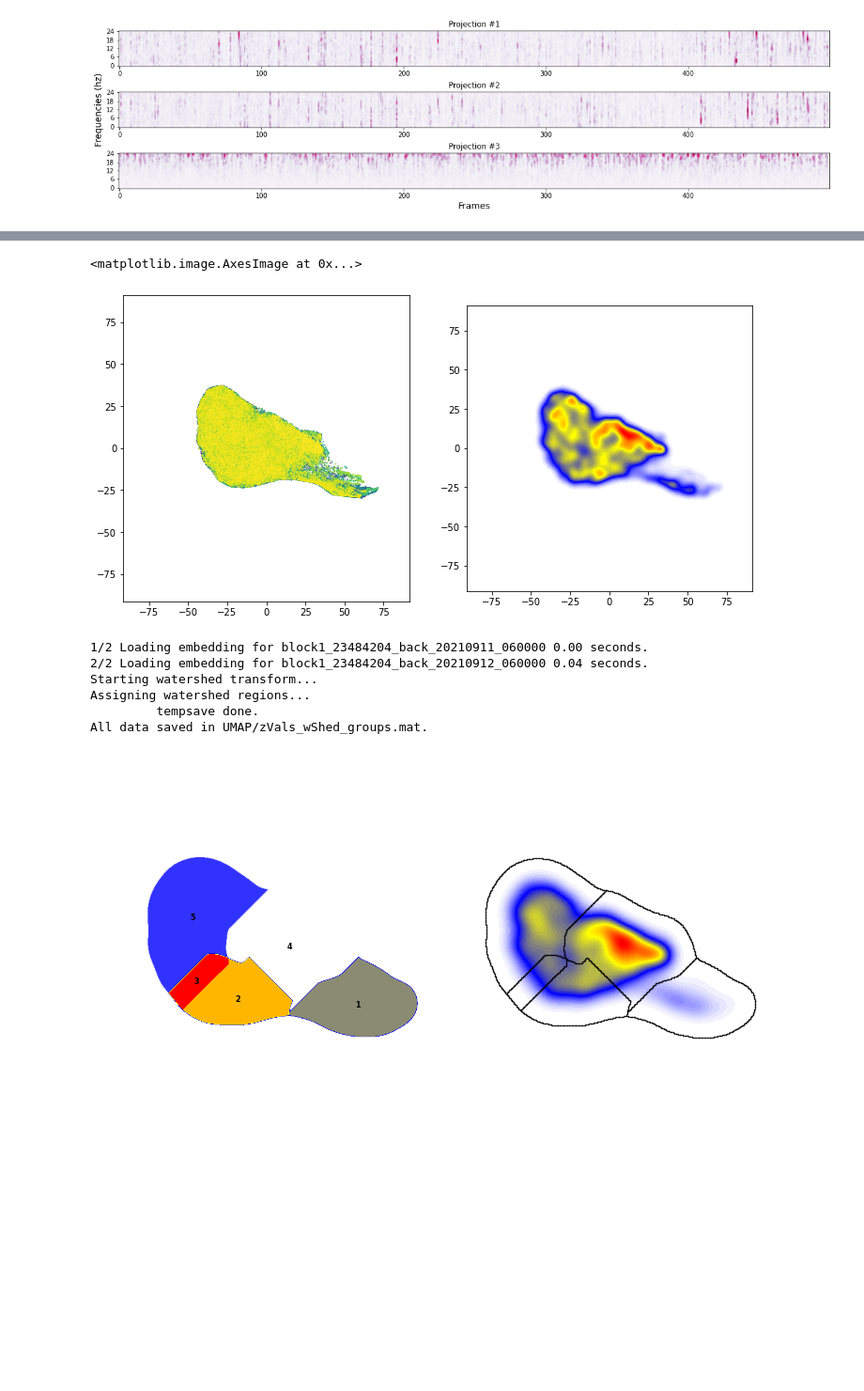
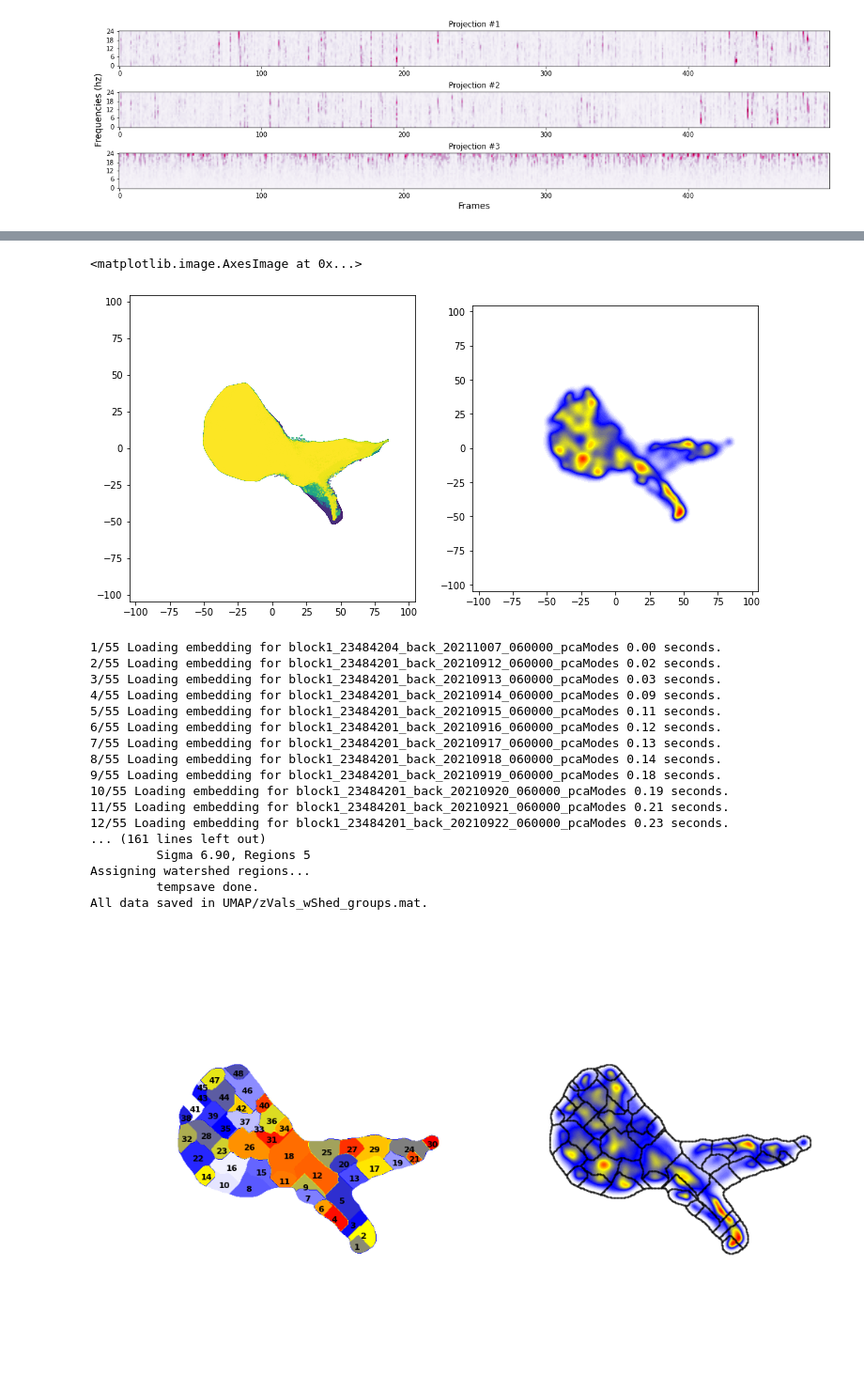
Before and after one commit to UlrikeScherer/Fish-Tracking-Visualization, a Jupyter notebook: BehaviourMapper.ipynb, the cells around one changed output, grey strips where cells are left out. Shown at 94% size. Cells and saved outputs as stored; diff of their text form; code cells hidden in the pictures; blank space fills up the shorter version.

```diff
--- a/BehaviourMapper.ipynb
+++ b/BehaviourMapper.ipynb
@@ -16,9 +16,14 @@ parameters.minF = 0.01
 parameters.omega0 = 5
 parameters.projectPath = projectPath
 parameters.training_points_of_day = 200
-parameters.numProcessors = 8
-parameters.methode = "UMAP"
-parameters.endident = f'{BLOCK}_*.npy'
-parameters.useGPU=-1
+parameters.numProcessors = 16
+parameters.method="UMAP"#"TSNE"
+parameters.useGPU=0
+parameters.training_numPoints = 3000    #% Number of points in mini-trainings.
+parameters.trainingSetSize = 5000  #% Total number of training set points to find.
+                                 #% Increase or decrease based on
+                                 #% available RAM. For reference, 36k is a
+                                 #% good number with 64GB RAM.
+
 %load_ext autoreload
 %autoreload 2
@@ -28,5 +32,5 @@ The autoreload extension is already loaded. To reload it, use:
 # %%
-parameters.useGPU=-1
+parameters.useGPU=0
 import cupy as cp
 x = cp.array([1, 2, 3])
 print(x.device)
@@ -77,4 +96,4 @@ ax.set_xlabel('Frames', fontsize=14)
 Text(0.5, 0, 'Frames')
 [figure]
 # %%
-X_em = mmpy.run_UMAP(sample_wlets.get(),parameters)
+#X_em = mmpy.run_UMAP(sample_wlets.get(),parameters)
@@ -171,8 +186,9 @@ All Embeddings Saved in 0 seconds!
 # %%
 # load all the embeddings
+list_ally = []
 for i in glob.glob(parameters.projectPath+'/Projections/*_%s.mat'%(zValstr)):
-    ally = hdf5storage.loadmat(i)['zValues']
-
+    list_ally.append(hdf5storage.loadmat(i)['zValues'])
+ally = np.concatenate(list_ally)
 m = np.abs(ally).max()
 
 sigma=2.0
@@ -187,20 +203,31 @@ axes[0].set_ylim([-m-20, m+20])
 axes[1].imshow(density, cmap=mmpy.gencmap(), extent=(xx[0], xx[-1], xx[0], xx[-1]), origin='lower')
 # %% [output]
 <matplotlib.image.AxesImage at 0x...>
-[figure, old version]
+[figure, new version]
 # %%
 startsigma = 4.2 if parameters.method == 'TSNE' else 1.0
-mmpy.findWatershedRegions(parameters, minimum_regions=5, startsigma=4, pThreshold=[0.33, 0.67],
-                     saveplot=True, endident = f'{BLOCK}_*.npy')
+mmpy.findWatershedRegions(parameters, minimum_regions=5, startsigma=startsigma, pThreshold=[0.33, 0.67],
+                     saveplot=True, endident = '*_pcaModes.mat')
 
 from IPython.display import Image
 Image(glob.glob('%s/%s/zWshed*.png'%(parameters.projectPath, parameters.method))[0])
 # %% [output]
-1/2 Loading embedding for block1_23484204_back_20210911_060000 0.00 seconds.
-2/2 Loading embedding for block1_23484204_back_20210912_060000 0.04 seconds.
-Starting watershed transform...
+1/55 Loading embedding for block1_23484204_back_20211007_060000_pcaModes 0.00 seconds.
+2/55 Loading embedding for block1_23484201_back_20210912_060000_pcaModes 0.02 seconds.
+3/55 Loading embedding for block1_23484201_back_20210913_060000_pcaModes 0.03 seconds.
+4/55 Loading embedding for block1_23484201_back_20210914_060000_pcaModes 0.09 seconds.
+5/55 Loading embedding for block1_23484201_back_20210915_060000_pcaModes 0.11 seconds.
+6/55 Loading embedding for block1_23484201_back_20210916_060000_pcaModes 0.12 seconds.
+7/55 Loading embedding for block1_23484201_back_20210917_060000_pcaModes 0.13 seconds.
+8/55 Loading embedding for block1_23484201_back_20210918_060000_pcaModes 0.14 seconds.
+9/55 Loading embedding for block1_23484201_back_20210919_060000_pcaModes 0.18 seconds.
+10/55 Loading embedding for block1_23484201_back_20210920_060000_pcaModes 0.19 seconds.
+11/55 Loading embedding for block1_23484201_back_20210921_060000_pcaModes 0.21 seconds.
+12/55 Loading embedding for block1_23484201_back_20210922_060000_pcaModes 0.23 seconds.
+... (161 lines left out)
+         Sigma 6.90, Regions 5
 Assigning watershed regions...
          tempsave done.
 All data saved in UMAP/zVals_wShed_groups.mat.
-[figure, old version]
+[figure, new version]
 # %%
```
Also changed, not shown: parts of 22 cells of this notebook, 2 other files.
